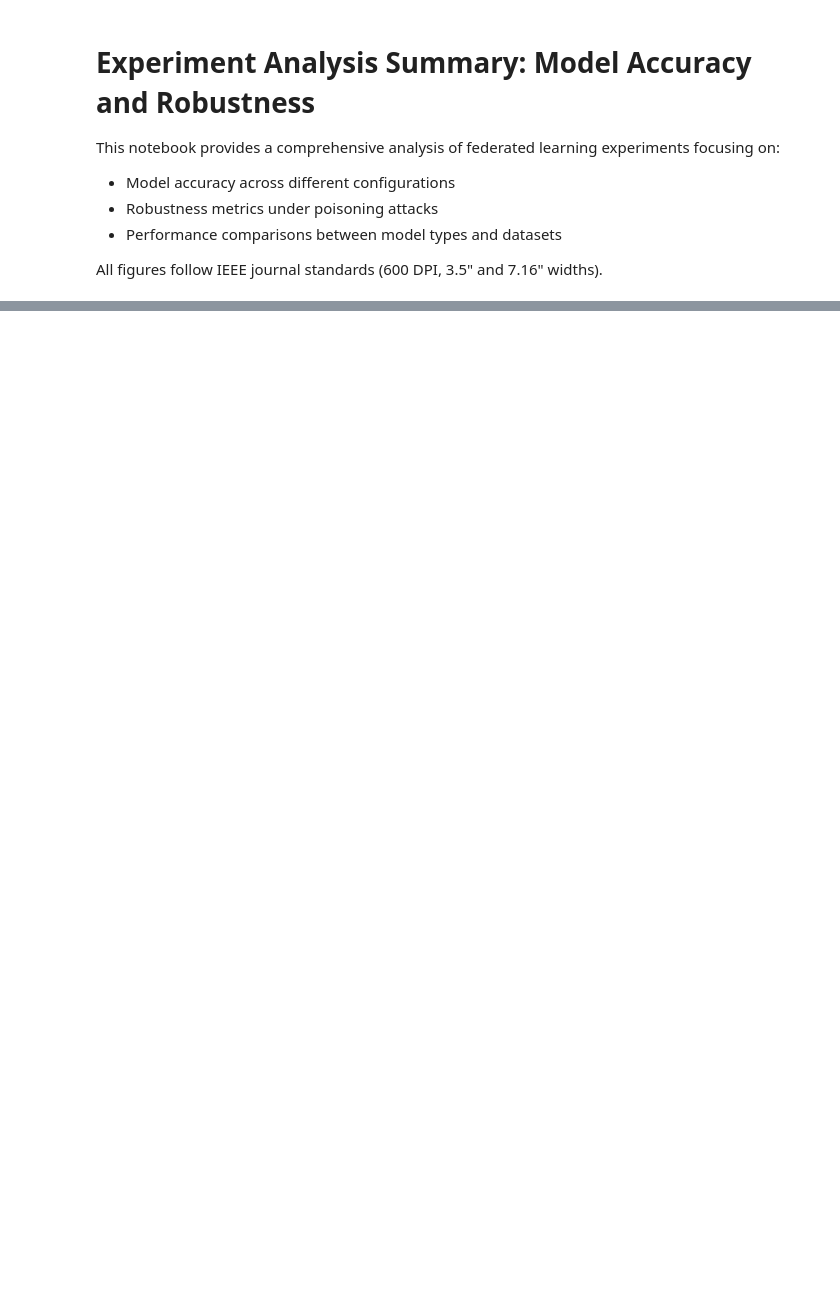
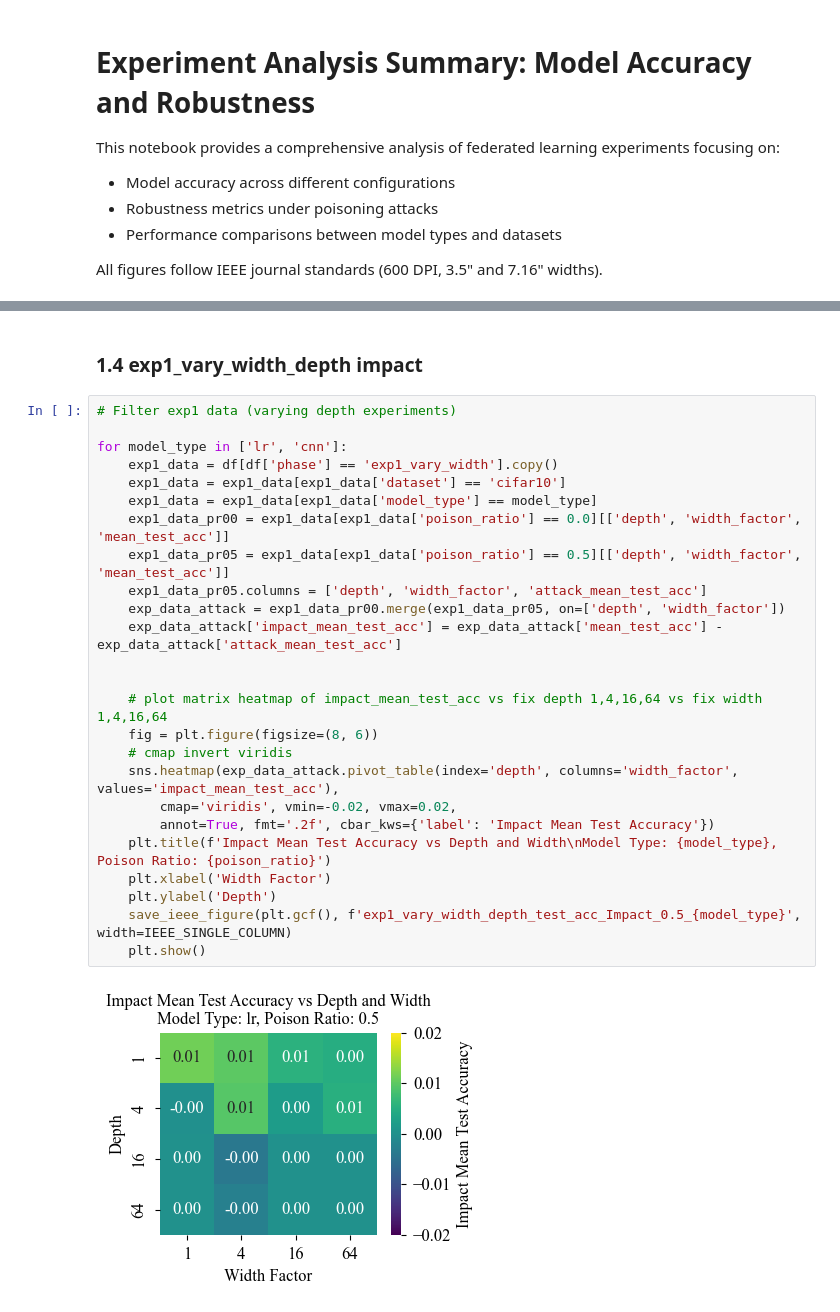
Before and after one commit to VitavatV/poisoning_attack_analysis, a Jupyter notebook: experiment_analysis_summary.ipynb, the cells around one changed output, grey strips where cells are left out. Cells and saved outputs as stored; diff of their text form; blank space fills up the shorter version.

```diff
--- a/experiment_analysis_summary.ipynb
+++ b/experiment_analysis_summary.ipynb
@@ -569,0 +381,29 @@ All figures are saved in IEEE journal-compliant format (600 DPI, appropriate col
+# %% [markdown]
+### 1.4 exp1_vary_width_depth impact
+# %%
+# Filter exp1 data (varying depth experiments)
+
+for model_type in ['lr', 'cnn']:
+    exp1_data = df[df['phase'] == 'exp1_vary_width'].copy()
+    exp1_data = exp1_data[exp1_data['dataset'] == 'cifar10']
+    exp1_data = exp1_data[exp1_data['model_type'] == model_type]
+    exp1_data_pr00 = exp1_data[exp1_data['poison_ratio'] == 0.0][['depth', 'width_factor', 'mean_test_acc']]
+    exp1_data_pr05 = exp1_data[exp1_data['poison_ratio'] == 0.5][['depth', 'width_factor', 'mean_test_acc']]
+    exp1_data_pr05.columns = ['depth', 'width_factor', 'attack_mean_test_acc']
+    exp_data_attack = exp1_data_pr00.merge(exp1_data_pr05, on=['depth', 'width_factor'])
+    exp_data_attack['impact_mean_test_acc'] = exp_data_attack['mean_test_acc'] - exp_data_attack['attack_mean_test_acc']
+
+
+    # plot matrix heatmap of impact_mean_test_acc vs fix depth 1,4,16,64 vs fix width 1,4,16,64
+    fig = plt.figure(figsize=(8, 6))
+    # cmap invert viridis
+    sns.heatmap(exp_data_attack.pivot_table(index='depth', columns='width_factor', values='impact_mean_test_acc'),
+        cmap='viridis', vmin=-0.02, vmax=0.02,
+        annot=True, fmt='.2f', cbar_kws={'label': 'Impact Mean Test Accuracy'})
+    plt.title(f'Impact Mean Test Accuracy vs Depth and Width\nModel Type: {model_type}, Poison Ratio: {poison_ratio}')
+    plt.xlabel('Width Factor')
+    plt.ylabel('Depth')
+    save_ieee_figure(plt.gcf(), f'exp1_vary_width_depth_test_acc_Impact_0.5_{model_type}', width=IEEE_SINGLE_COLUMN)
+    plt.show()
+# %% [output]
+[figure, added]
```
Also changed, not shown: parts of 39 cells of this notebook, 1 other file.
